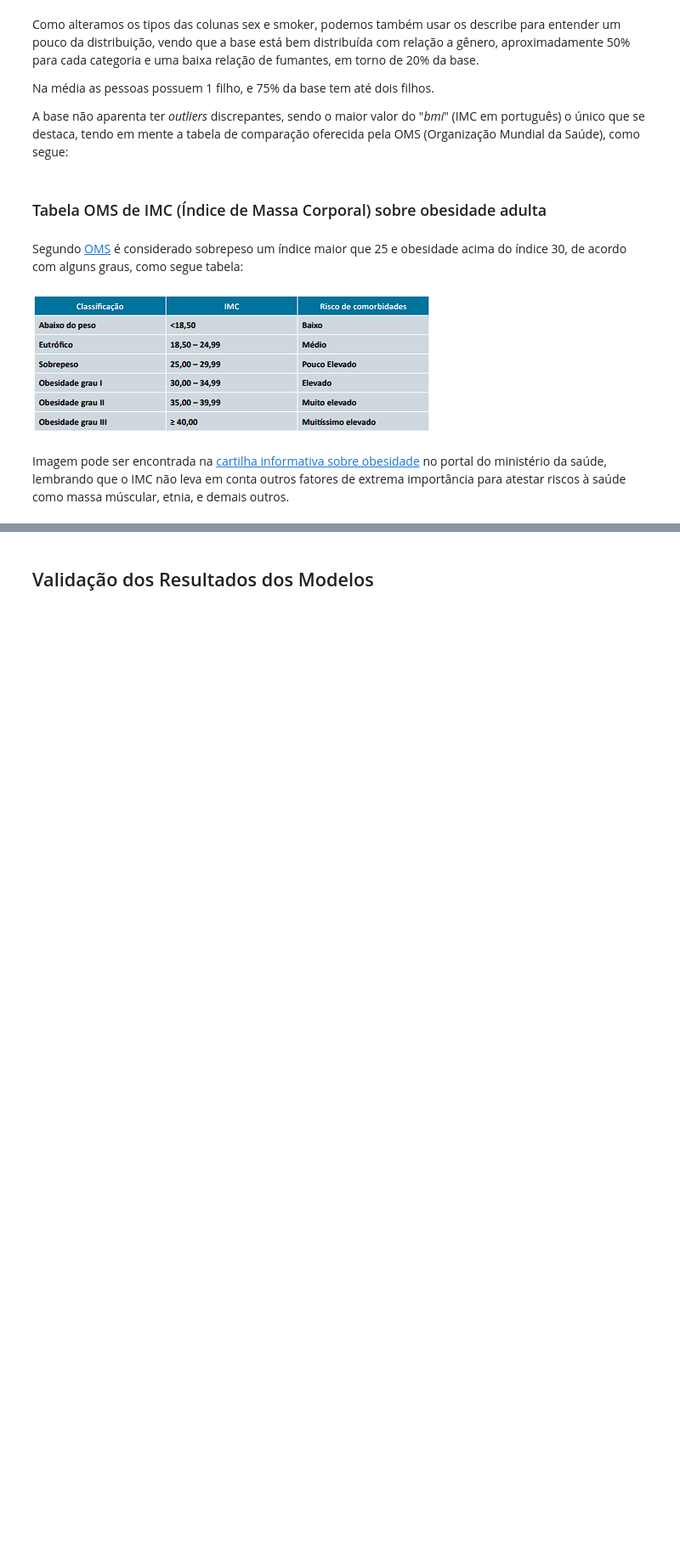
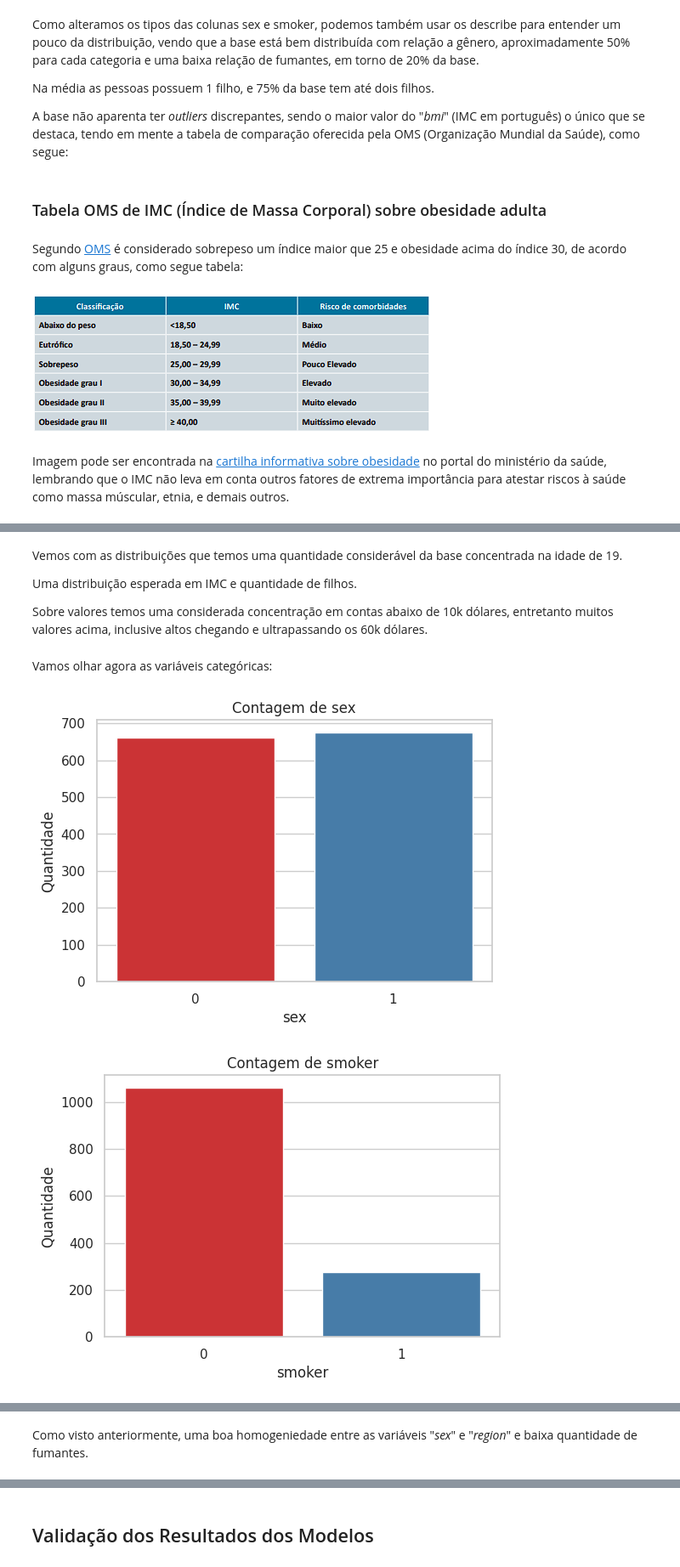
Before and after one commit to GruveJL/MVP3_PUC_RIO, a Jupyter notebook: MVP_3_Regressao.ipynb, the cells around one changed output, grey strips where cells are left out. Shown at 85% size. Drawn from its saved outputs; the diff is of its cells as text; code cells hidden in the pictures; blank space fills up the shorter version.

```diff
--- a/MVP_3_Regressao.ipynb
+++ b/MVP_3_Regressao.ipynb
@@ -272,0 +355,24 @@ Imagem pode ser encontrada na [cartilha informativa sobre obesidade](https://www
+# %% [markdown]
+Vemos com as distribuições que temos uma quantidade considerável da base concentrada na idade de 19.
+
+Uma distribuição esperada em IMC e quantidade de filhos.
+
+Sobre valores temos uma considerada concentração em contas abaixo de 10k dólares, entretanto muitos valores acima, inclusive altos chegando e ultrapassando os 60k dólares.
+# %% [markdown]
+Vamos olhar agora as variáveis categóricas:
+# %%
+#Função de gráfico para variáveis categóricas
+def plot_count(df, col):
+    plt.figure(figsize=(6, 4))
+    sns.countplot(data=df, x=col, palette="Set1")
+    plt.title(f"Contagem de {col}")
+    plt.xlabel(col)
+    plt.ylabel("Quantidade")
+    plt.show()
+# %%
+#Colunas a serem analisadas
+for col in ["sex","smoker","region"]:
+    plot_count(df, col)
+# %% [output]
+[figure, added]
+[figure, added]
@@ -272,0 +380,2 @@ Imagem pode ser encontrada na [cartilha informativa sobre obesidade](https://www
+# %% [markdown]
+Como visto anteriormente, uma boa homogeniedade entre as variáveis "*sex*" e "*region*" e baixa quantidade de fumantes.
```
Also changed, not shown: parts of 95 cells of this notebook.
